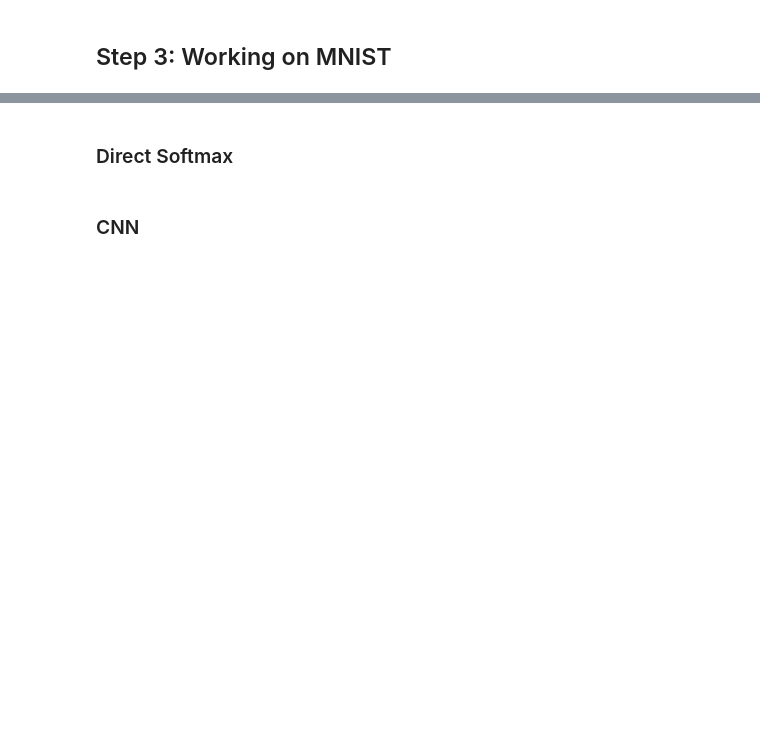
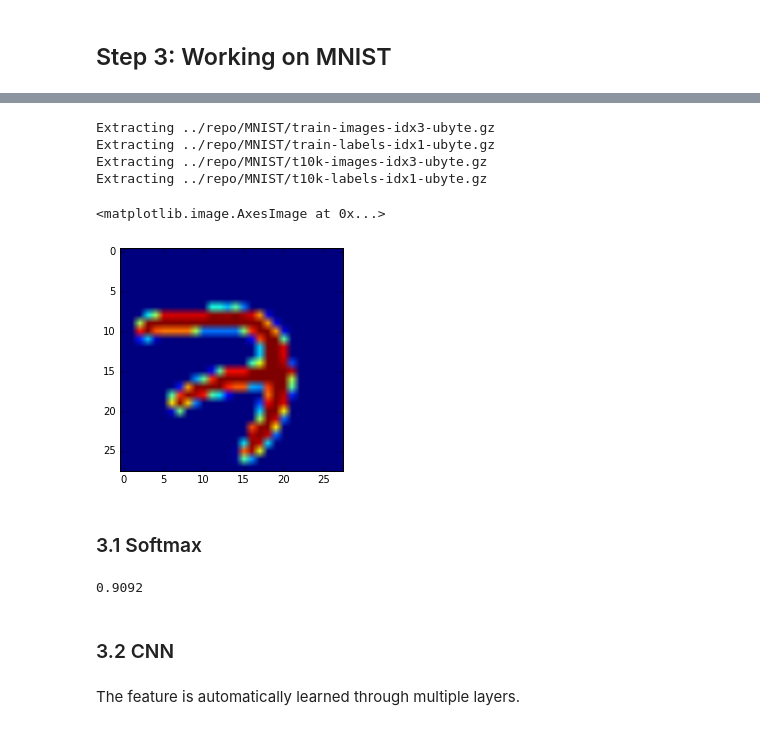
Before and after one commit to Yukin1218/CodingWithMe, a Jupyter notebook: CodingWithMe.ipynb, the cells around one changed output, grey strips where cells are left out. Drawn from its saved outputs; the diff is of its cells as text; code cells hidden in the pictures; blank space fills up the shorter version.

Commit message:
init MNIST done

```diff
--- a/CodingWithMe.ipynb
+++ b/CodingWithMe.ipynb
@@ -90,4 +93,45 @@ for i in range(501):
+# %%
+mnist = input_data.read_data_sets("../repo/MNIST", one_hot = True)
+imgs = mnist.train.images
+img = imgs[0].reshape(28, 28)
+plt.imshow(img)
+# %% [output]
+Extracting ../repo/MNIST/train-images-idx3-ubyte.gz
+Extracting ../repo/MNIST/train-labels-idx1-ubyte.gz
+Extracting ../repo/MNIST/t10k-images-idx3-ubyte.gz
+Extracting ../repo/MNIST/t10k-labels-idx1-ubyte.gz
+<matplotlib.image.AxesImage at 0x...>
+[figure, added]
 # %% [markdown]
-### Direct Softmax
+### 3.1 Softmax
+# %%
+sess = tf.Session()
+
+x = tf.placeholder("float", shape=[None, 784])
+y_ = tf.placeholder("float", shape=[None, 10])
+w = tf.Variable(tf.zeros([784, 10]))
+b = tf.Variable(tf.zeros([10]))
+
+# softmax model
+y = tf.nn.softmax(tf.matmul(x, w) + b)
+
+# train
+loss = -tf.reduce_sum(y_*tf.log(y))
+train = tf.train.GradientDescentOptimizer(0.01).minimize(loss)
+
+sess.run(tf.initialize_all_variables())
+for i in range(1000):
+	batch = mnist.train.next_batch(50)
+	sess.run(train, feed_dict={x: batch[0], y_: batch[1]})
+
+accuracy = tf.reduce_mean(tf.cast(tf.equal(tf.argmax(y,1), tf.argmax(y_,1)), "float"))
+
+writer = tf.train.SummaryWriter("/root/compute/log", sess.graph)
+
+print sess.run(accuracy, feed_dict={x: mnist.test.images, y_: mnist.test.labels})
+# %% [output]
+0.9092
 # %% [markdown]
-### CNN
+### 3.2 CNN
+# %% [markdown]
+The feature is automatically learned through multiple layers.
```
Also changed, not shown: parts of 7 cells of this notebook.
